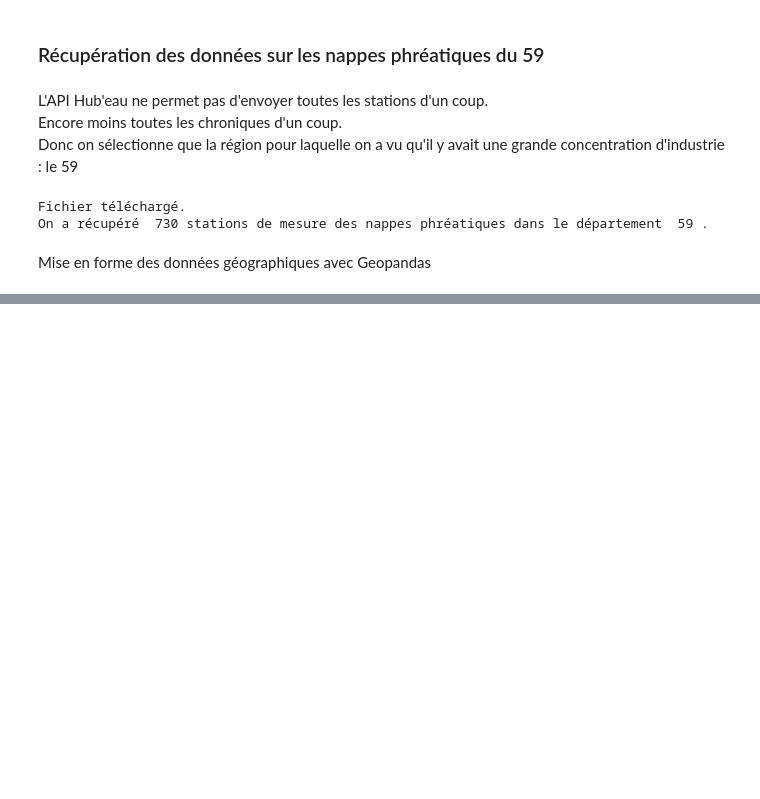
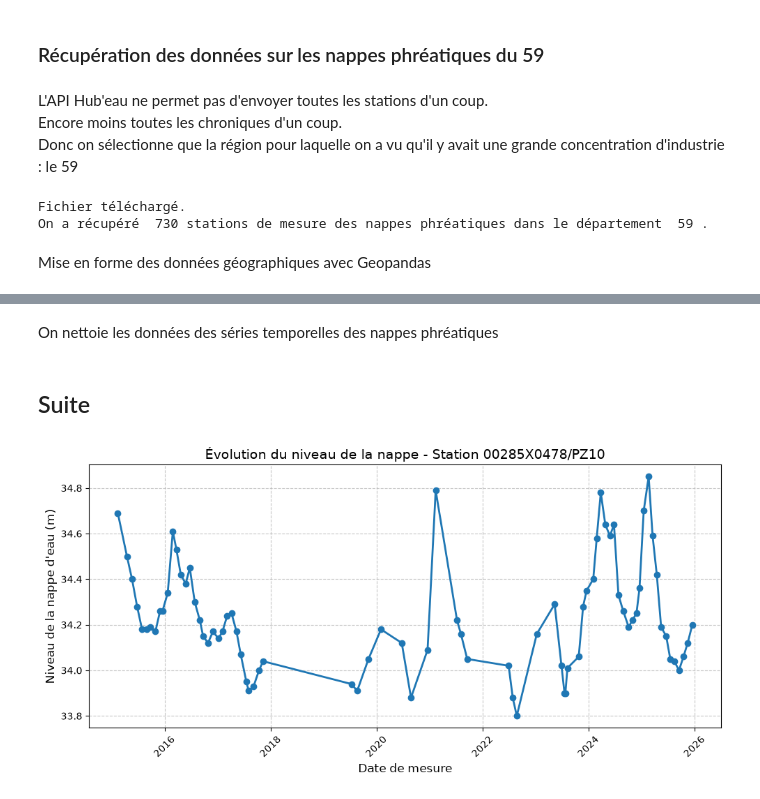
Before and after one commit to Nathan-de-J/PYDS, a Jupyter notebook: website/code/index.ipynb, the cells around one changed output, grey strips where cells are left out. Saved outputs shown, nothing was run; the diff lists cells and outputs as text; code cells hidden in the pictures; blank space fills up the shorter version.

Commit message:
fetch et nettoyage des données phréatiques

```diff
--- a/website/code/index.ipynb
+++ b/website/code/index.ipynb
@@ -121,3 +125,15 @@ Fichier téléchargé.
 On a récupéré  730 stations de mesure des nappes phréatiques dans le département  59 .
 # %% [markdown]
 Mise en forme des données géographiques avec Geopandas
+# %%
+#On vérifie qu'il n'y a pas d'installations industrielles sans coordonnées géographiques dans la base de données ICPE des installations industrielles du 59
+nb_position_less = stations.loc[stations["x"].isnull() | stations["y"].isnull()].shape[0]
+print(nb_position_less, "stations n'ont pas de coordonnées géographiques.")
+stations = stations.loc[stations["x"].notnull() & stations["y"].notnull()]
+
+#On crée le modèle Geopandas
+stations = gpd.GeoDataFrame(
+    stations,
+    geometry=gpd.points_from_xy(stations['x'], stations['y']),
+    crs="EPSG:4326"
+).to_crs(epsg=2154) #On ramène tout sous le même format que les installations industrielles
@@ -149,0 +209,30 @@ AssertionError:
+# %% [markdown]
+On nettoie les données des séries temporelles des nappes phréatiques
+# %%
+chroniques['date_mesure'] = pd.to_datetime(chroniques['date_mesure'])
+# %% [markdown]
+## Suite
+# %%
+# Représentation d'une série temporelle d'une station
+station_cible = '00285X0478/PZ10'
+df_station = chroniques[chroniques['code_bss'] == station_cible]
+df_station = df_station.sort_values(by='date_mesure')
+
+plt.figure(figsize=(10, 5))
+plt.plot(
+    df_station['date_mesure'],
+    df_station['niveau_nappe_eau'],
+    marker='o',         # Ajoute un point sur chaque mesure réelle
+    linestyle='-',      # Relie les points par une ligne
+    color='#1f77b4',
+    linewidth=2
+)
+
+plt.title(f"Évolution du niveau de la nappe - Station {station_cible}", fontsize=14)
+plt.xlabel("Date de mesure", fontsize=12)
+plt.ylabel("Niveau de la nappe d'eau (m)", fontsize=12)
+plt.xticks(rotation=45) # Penche les dates pour éviter qu'elles ne se superposent
+plt.grid(True, linestyle='--', alpha=0.7)
+plt.tight_layout()
+# %% [output]
+[figure, added]
```
Also changed, not shown: parts of 6 cells of this notebook, 1 other file.
